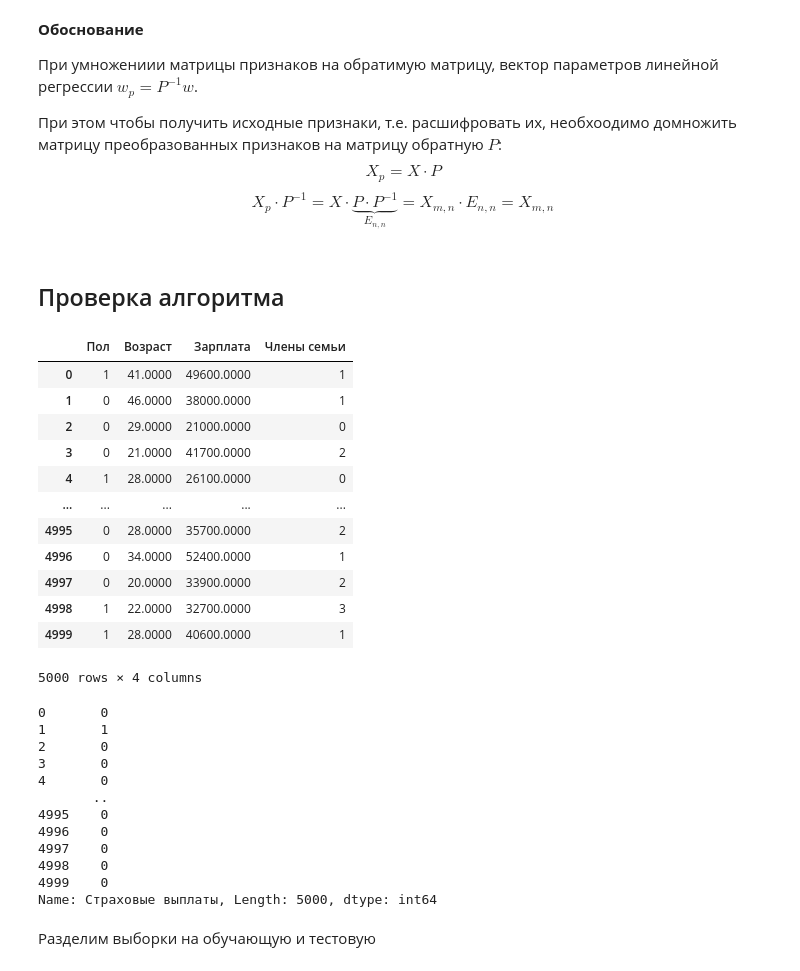
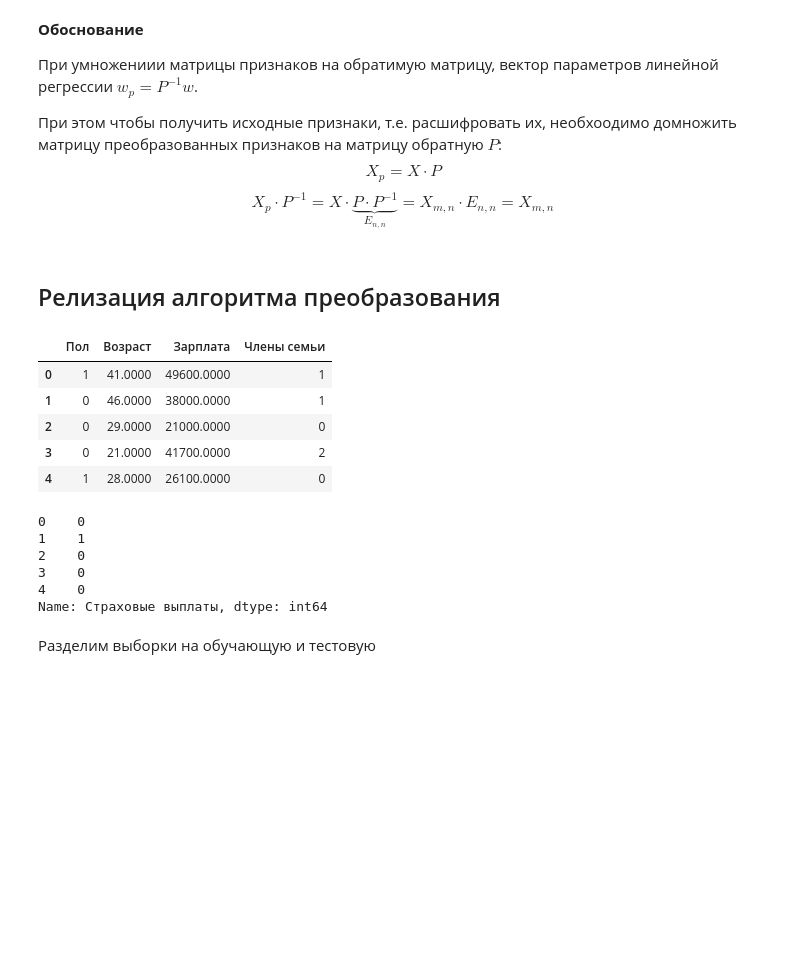
Before and after one commit to SvetLanaKli/YaP_DS_training_projects, a Jupyter notebook: 10_personal_data/personal_data.ipynb, the cells around one changed output. Saved outputs shown, nothing was run; the diff lists cells and outputs as text; code cells hidden in the pictures; blank space fills up the shorter version.

```diff
--- a/10_personal_data/personal_data.ipynb
+++ b/10_personal_data/personal_data.ipynb
@@ -324,42 +322,29 @@ $$ (X \cdot P) \cdot w_p = (X \cdot P) \cdot P^{-1} \cdot w$$
 $$ X_p = X \cdot P$$
 $$ X_p \cdot P^{-1} = X \cdot \underbrace{P \cdot P^{-1}}_{E_{n,n}}= X_{m,n} \cdot E_{n,n} = X_{m,n}$$
 # %% [markdown]
-## Проверка алгоритма
+## Релизация алгоритма преобразования
 # %%
 # подготовим фичи и таргеты
 features = df.drop('Страховые выплаты', axis=1)
 target = df['Страховые выплаты']
 # %%
-features
+features.head()
 # %% [output]
 |  | Пол | Возраст | Зарплата | Члены семьи |
 | 0 | 1 | 41.0000 | 49600.0000 | 1 |
 | 1 | 0 | 46.0000 | 38000.0000 | 1 |
 | 2 | 0 | 29.0000 | 21000.0000 | 0 |
 | 3 | 0 | 21.0000 | 41700.0000 | 2 |
 | 4 | 1 | 28.0000 | 26100.0000 | 0 |
-| ... | ... | ... | ... | ... |
-| 4995 | 0 | 28.0000 | 35700.0000 | 2 |
-| 4996 | 0 | 34.0000 | 52400.0000 | 1 |
-| 4997 | 0 | 20.0000 | 33900.0000 | 2 |
-| 4998 | 1 | 22.0000 | 32700.0000 | 3 |
-| 4999 | 1 | 28.0000 | 40600.0000 | 1 |
-5000 rows × 4 columns
 # %%
-target
+target.head()
 # %% [output]
-0       0
-1       1
-2       0
-3       0
-4       0
-       ..
-4995    0
-4996    0
-4997    0
-4998    0
-4999    0
-Name: Страховые выплаты, Length: 5000, dtype: int64
+0    0
+1    1
+2    0
+3    0
+4    0
+Name: Страховые выплаты, dtype: int64
 # %% [markdown]
 Разделим выборки на обучающую и тестовую
 # %%
```
Also changed, not shown: parts of 20 cells of this notebook.
